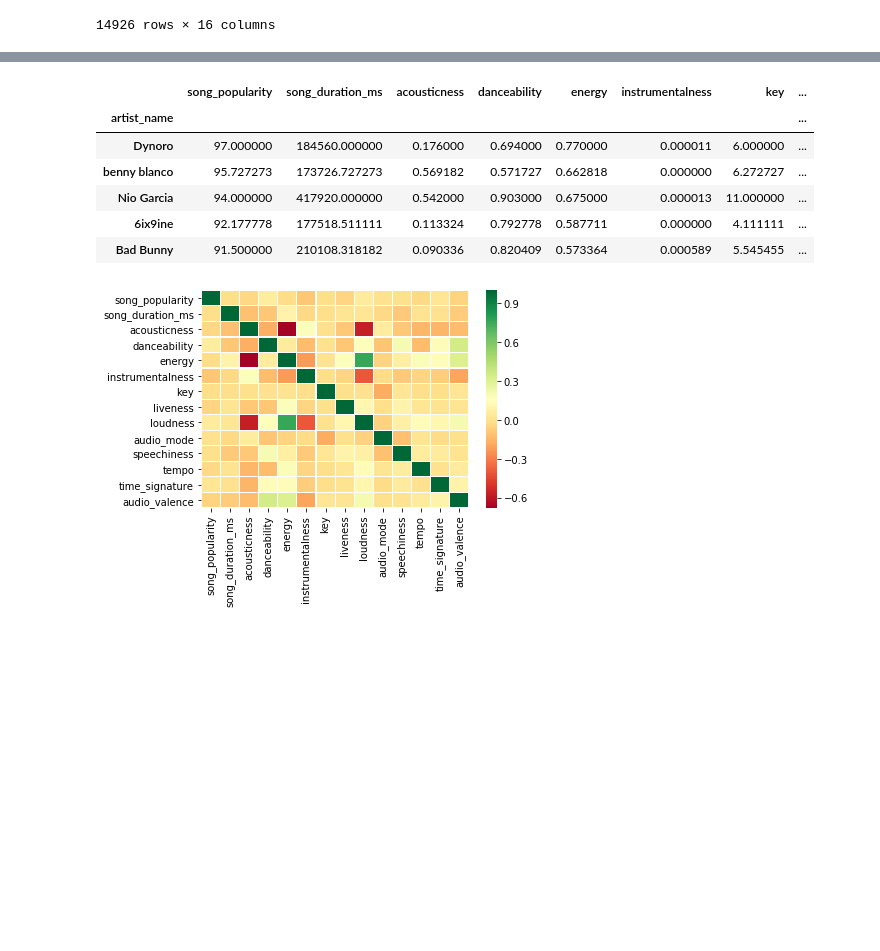
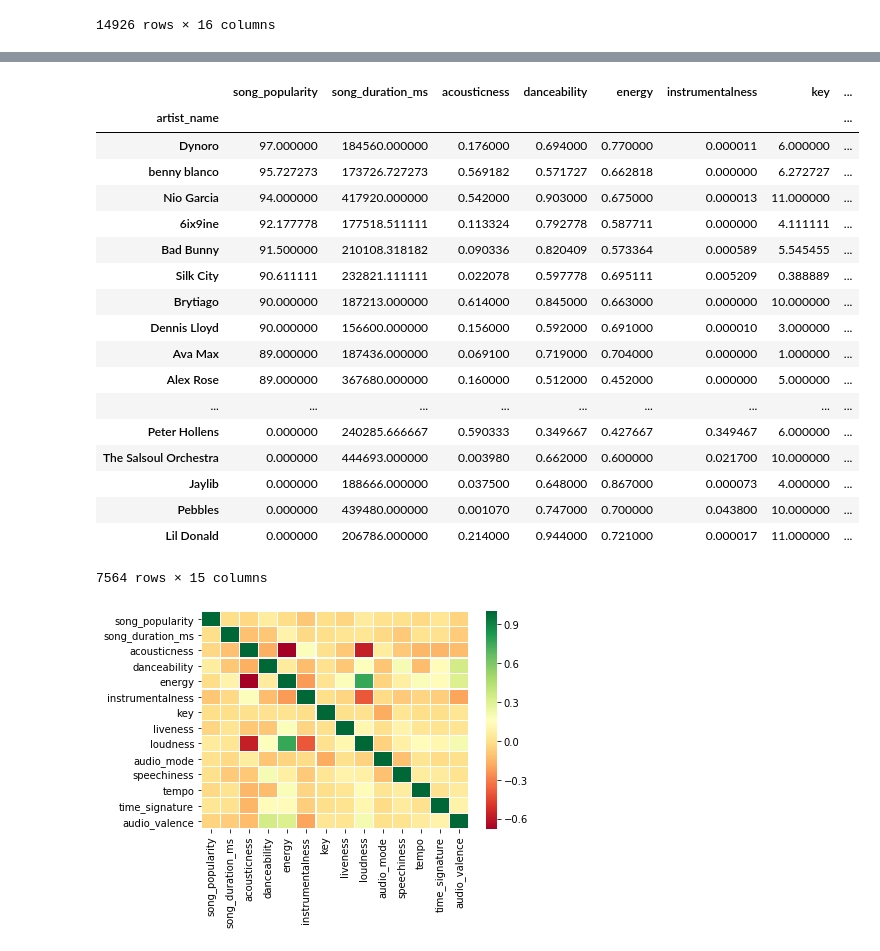
Before and after one commit to vladschepkov/project-one, a Jupyter notebook: Spotify_songs.ipynb, the cells around one changed output, grey strips where cells are left out. Saved outputs shown, nothing was run; the diff lists cells and outputs as text; code cells hidden in the pictures; blank space fills up the shorter version.

```diff
--- a/Spotify_songs.ipynb
+++ b/Spotify_songs.ipynb
@@ -54,16 +72,30 @@ b_clean.sort_values("song_popularity")
 # %%
 new_data.head()
 grouped = new_data.groupby("artist_name").mean()
 grouped = grouped.sort_values("song_popularity",ascending = False)
 grouped.head()
+grouped["song_count"]=b_clean["artist_name"].count
+grouped
 # %% [output]
 |  | song_popularity | song_duration_ms | acousticness | danceability | energy | instrumentalness | key | ... |
 | artist_name |  |  |  |  |  |  |  | ... |
 | Dynoro | 97.000000 | 184560.000000 | 0.176000 | 0.694000 | 0.770000 | 0.000011 | 6.000000 | ... |
 | benny blanco | 95.727273 | 173726.727273 | 0.569182 | 0.571727 | 0.662818 | 0.000000 | 6.272727 | ... |
 | Nio Garcia | 94.000000 | 417920.000000 | 0.542000 | 0.903000 | 0.675000 | 0.000013 | 11.000000 | ... |
 | 6ix9ine | 92.177778 | 177518.511111 | 0.113324 | 0.792778 | 0.587711 | 0.000000 | 4.111111 | ... |
 | Bad Bunny | 91.500000 | 210108.318182 | 0.090336 | 0.820409 | 0.573364 | 0.000589 | 5.545455 | ... |
+| Silk City | 90.611111 | 232821.111111 | 0.022078 | 0.597778 | 0.695111 | 0.005209 | 0.388889 | ... |
+| Brytiago | 90.000000 | 187213.000000 | 0.614000 | 0.845000 | 0.663000 | 0.000000 | 10.000000 | ... |
+| Dennis Lloyd | 90.000000 | 156600.000000 | 0.156000 | 0.592000 | 0.691000 | 0.000010 | 3.000000 | ... |
+| Ava Max | 89.000000 | 187436.000000 | 0.069100 | 0.719000 | 0.704000 | 0.000000 | 1.000000 | ... |
+| Alex Rose | 89.000000 | 367680.000000 | 0.160000 | 0.512000 | 0.452000 | 0.000000 | 5.000000 | ... |
+| ... | ... | ... | ... | ... | ... | ... | ... | ... |
+| Peter Hollens | 0.000000 | 240285.666667 | 0.590333 | 0.349667 | 0.427667 | 0.349467 | 6.000000 | ... |
+| The Salsoul Orchestra | 0.000000 | 444693.000000 | 0.003980 | 0.662000 | 0.600000 | 0.021700 | 10.000000 | ... |
+| Jaylib | 0.000000 | 188666.000000 | 0.037500 | 0.648000 | 0.867000 | 0.000073 | 4.000000 | ... |
+| Pebbles | 0.000000 | 439480.000000 | 0.001070 | 0.747000 | 0.700000 | 0.043800 | 10.000000 | ... |
+| Lil Donald | 0.000000 | 206786.000000 | 0.214000 | 0.944000 | 0.721000 | 0.000017 | 11.000000 | ... |
+7564 rows × 15 columns
 # %%
 #Creating a correlation matrix to see if there're any obvious correlations
 corr = b_clean.corr()
```
Also changed, not shown: parts of 1 cell of this notebook.
